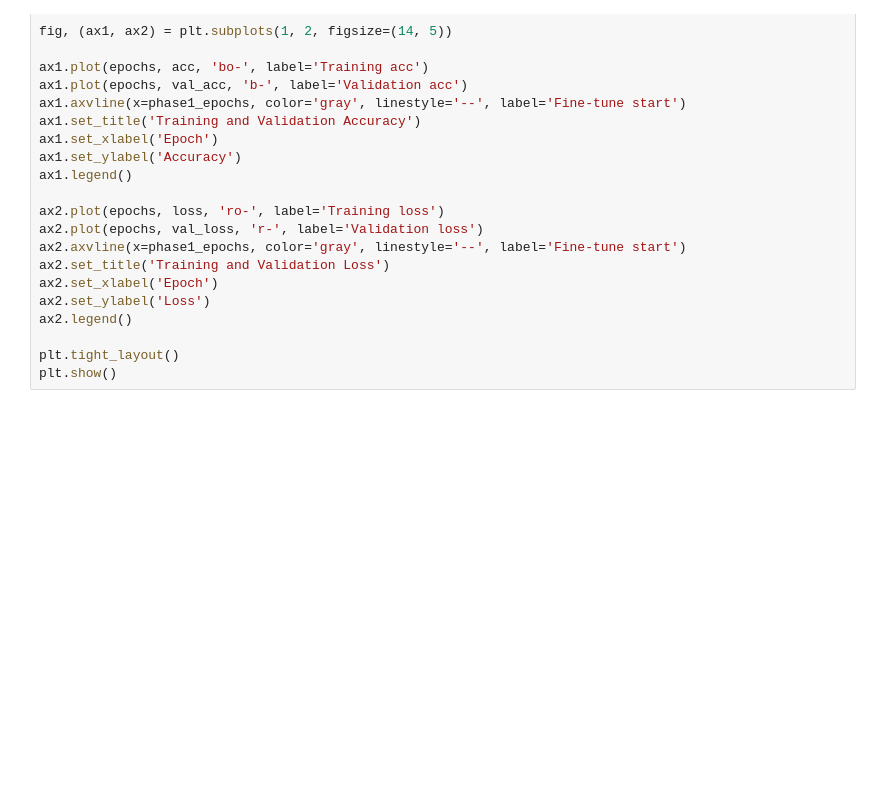
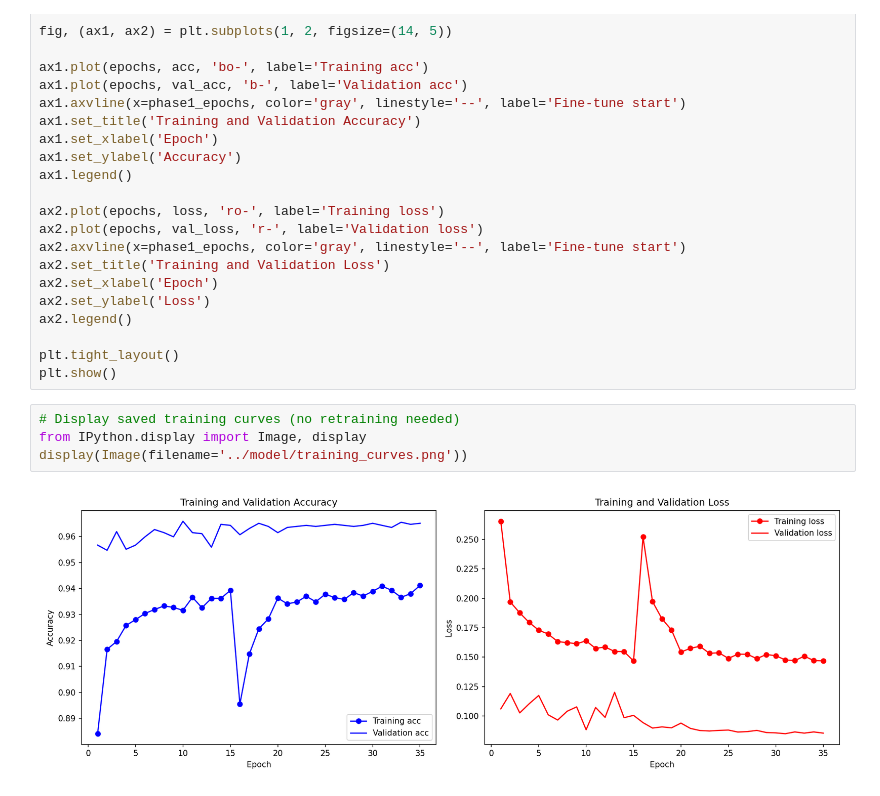
Before and after one commit to NavSha/dogs-vs-cats, a Jupyter notebook: notebook/cats_and_dogs.ipynb, the cells around one changed output. Cells and saved outputs as stored; diff of their text form; blank space fills up the shorter version.

Commit message:
Add cell to display saved training curves in notebook
Co-Authored-By: Claude Opus 4.6 <noreply@anthropic.com>

```diff
--- a/notebook/cats_and_dogs.ipynb
+++ b/notebook/cats_and_dogs.ipynb
@@ -151,3 +151,9 @@ ax2.legend()
 
 plt.tight_layout()
 plt.show()
+# %%
+# Display saved training curves (no retraining needed)
+from IPython.display import Image, display
+display(Image(filename='../model/training_curves.png'))
+# %% [output]
+[figure, added]
```
